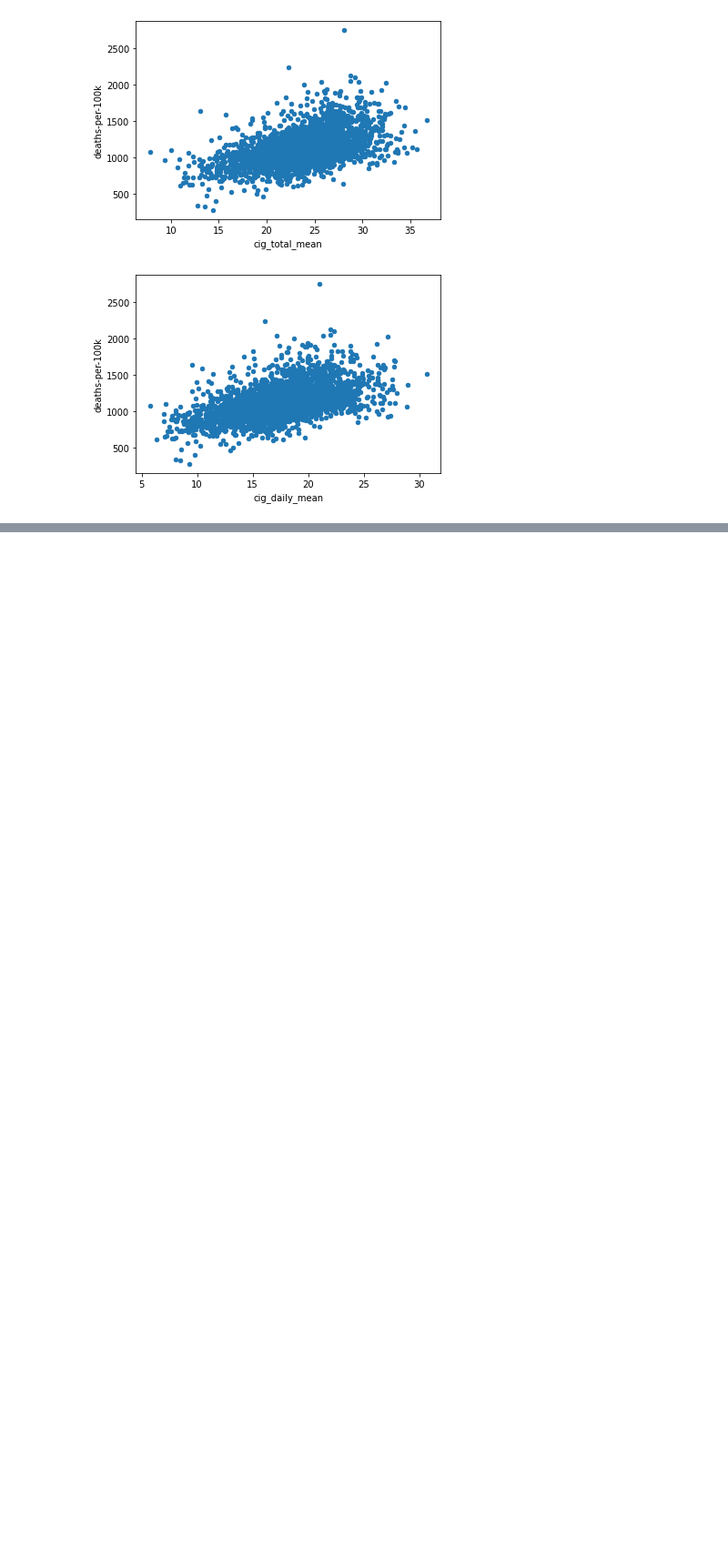
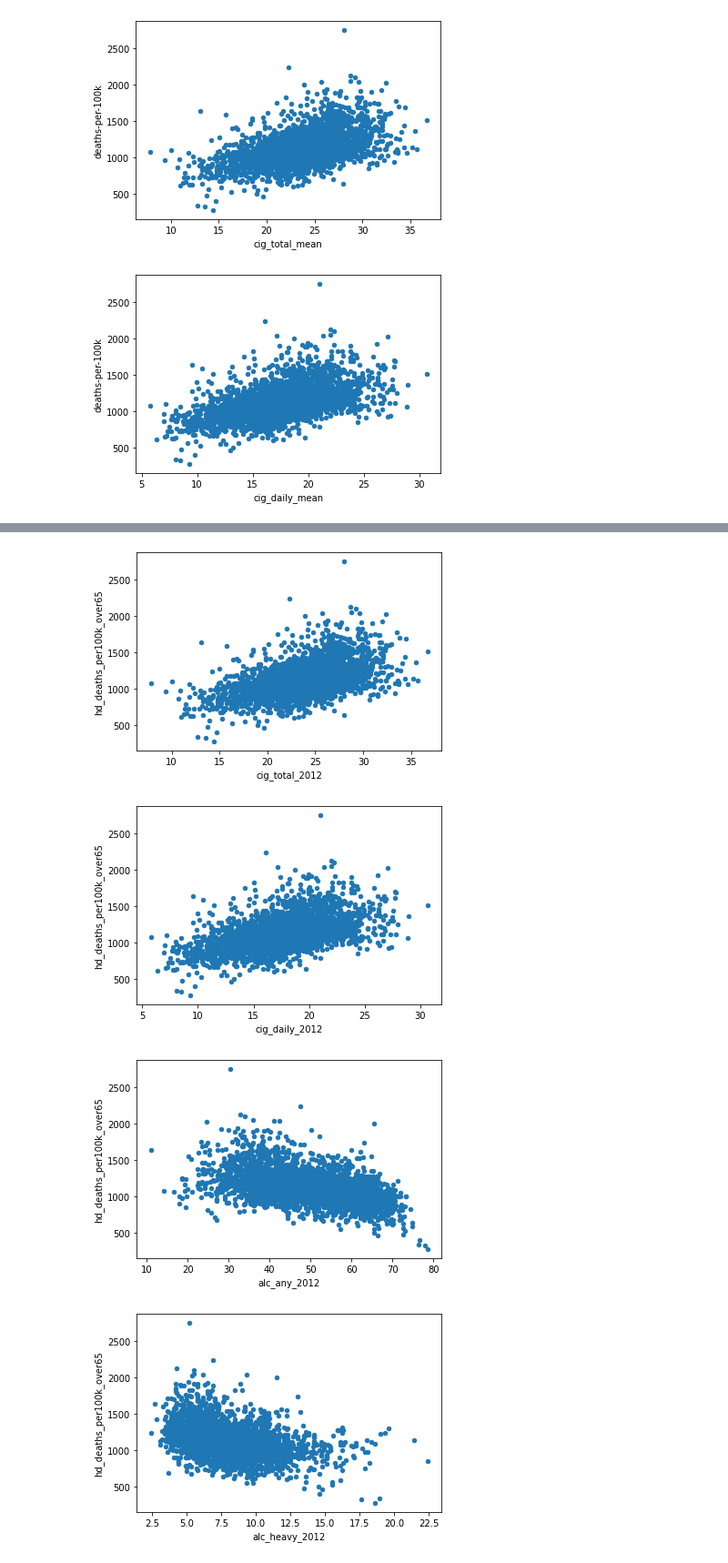
Before and after one commit to rileyhgrant/cs6140_FinalGroupProject, a Jupyter notebook: ml_groupproj.ipynb, the cells around one changed output, grey strips where cells are left out. Shown at 91% size. Cells and saved outputs as stored; diff of their text form; code cells hidden in the pictures; blank space fills up the shorter version.

Commit message:
Updated plots

```diff
--- a/ml_groupproj.ipynb
+++ b/ml_groupproj.ipynb
@@ -33,0 +30,3 @@ words words words
+# %%
+full_data = pd.read_csv('.\data\data_full.csv')
+full_data.head()
@@ -33,0 +40,9 @@ words words words
+# %%
+#All features for full data set plotted against hd_deaths_per100k_over65
+for col in full_data.columns[1:-1]:
+    full_data.plot.scatter(x=col, y='hd_deaths_per100k_over65')
+# %% [output]
+[figure, added]
+[figure, added]
+[figure, added]
+[figure, added]
```
Also changed, not shown: parts of 6 cells of this notebook.
